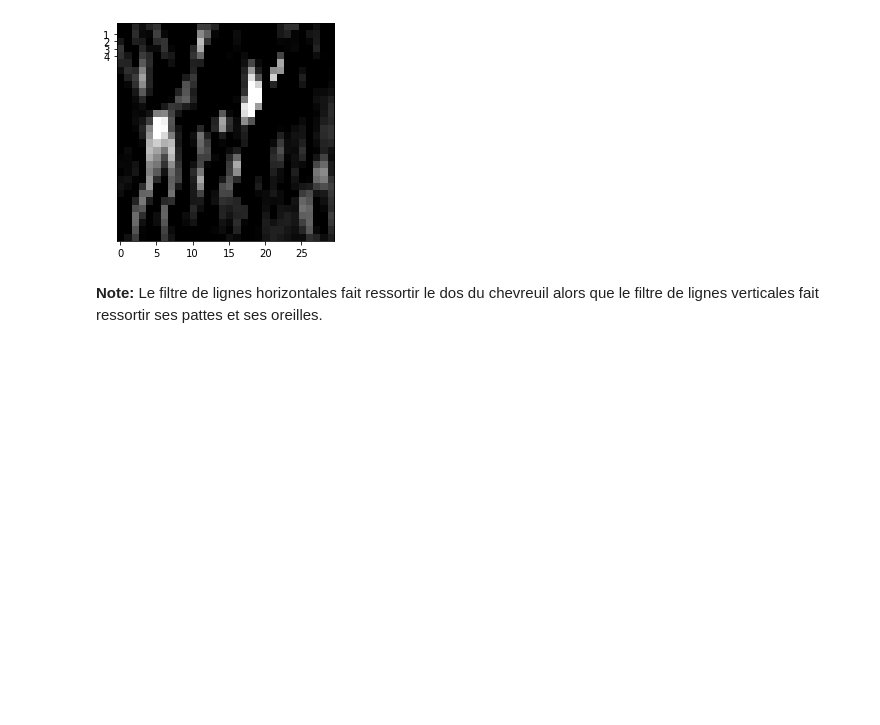
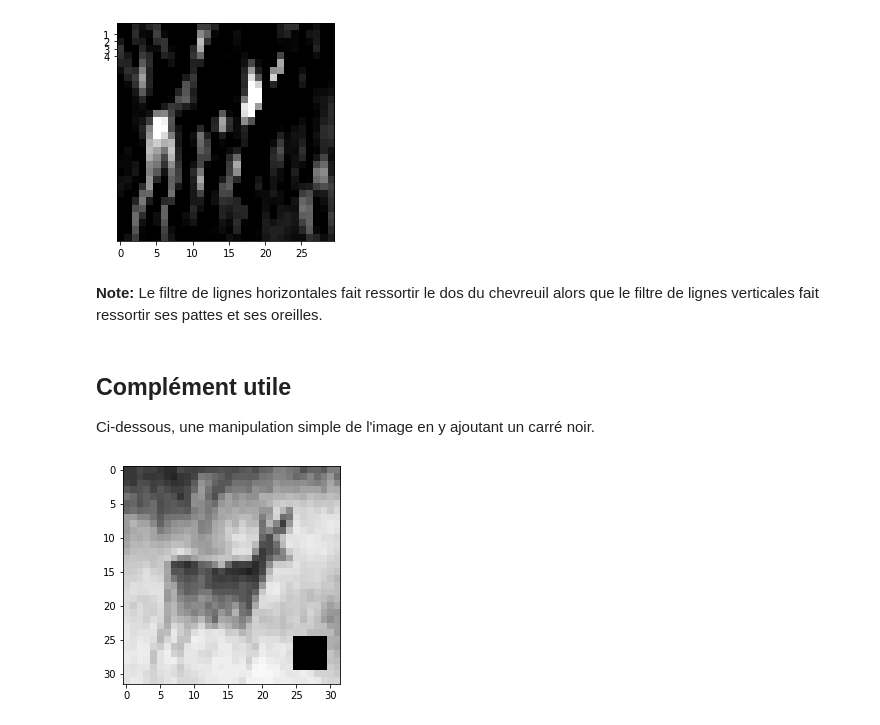
Before and after one commit to ClaudeCoulombe/VIARENA, a Jupyter notebook: Labos/Lab-Convolution/Petites_experiences_avec_la_convolution.ipynb, the cells around one changed output. Drawn from its saved outputs; the diff is of its cells as text; code cells hidden in the pictures; blank space fills up the shorter version.

```diff
--- a/Labos/Lab-Convolution/Petites_experiences_avec_la_convolution.ipynb
+++ b/Labos/Lab-Convolution/Petites_experiences_avec_la_convolution.ipynb
@@ -191,3 +250,12 @@ Filtre ligne verticale:
 [figure]
 # %% [markdown]
 **Note:** Le filtre de lignes horizontales fait ressortir le dos du chevreuil alors que le filtre de lignes verticales fait ressortir ses pattes et ses oreilles.
+# %% [markdown]
+## Complément utile
+Ci-dessous, une manipulation simple de l'image en y ajoutant un carré noir.
+# %%
+image[25:30,25:30]=0
+plt.imshow(image,cmap=plt.get_cmap('gray'),vmin=0,vmax=1)
+plt.show()
+# %% [output]
+[figure, added]
```
Also changed, not shown: parts of 8 cells of this notebook.
